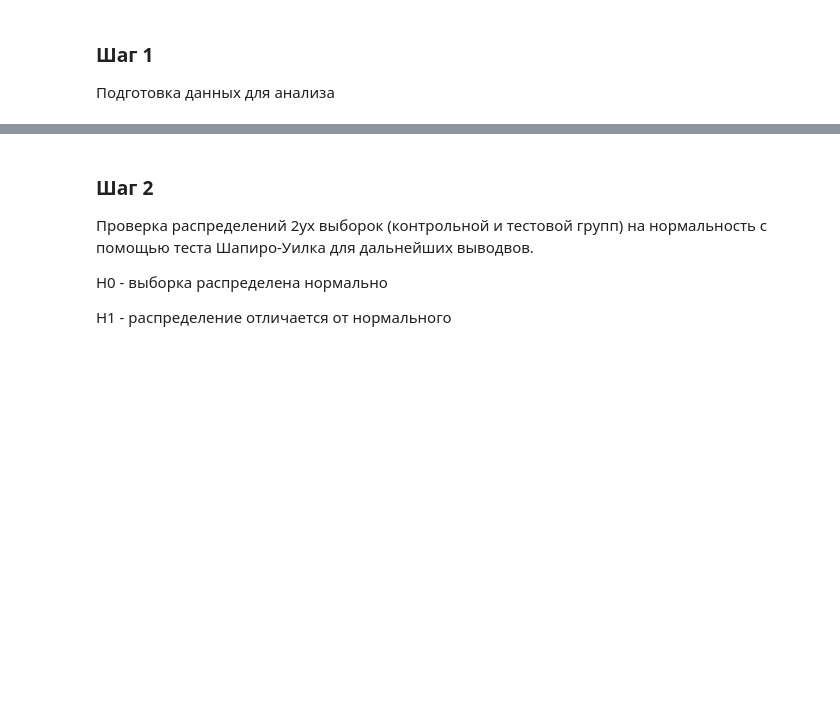
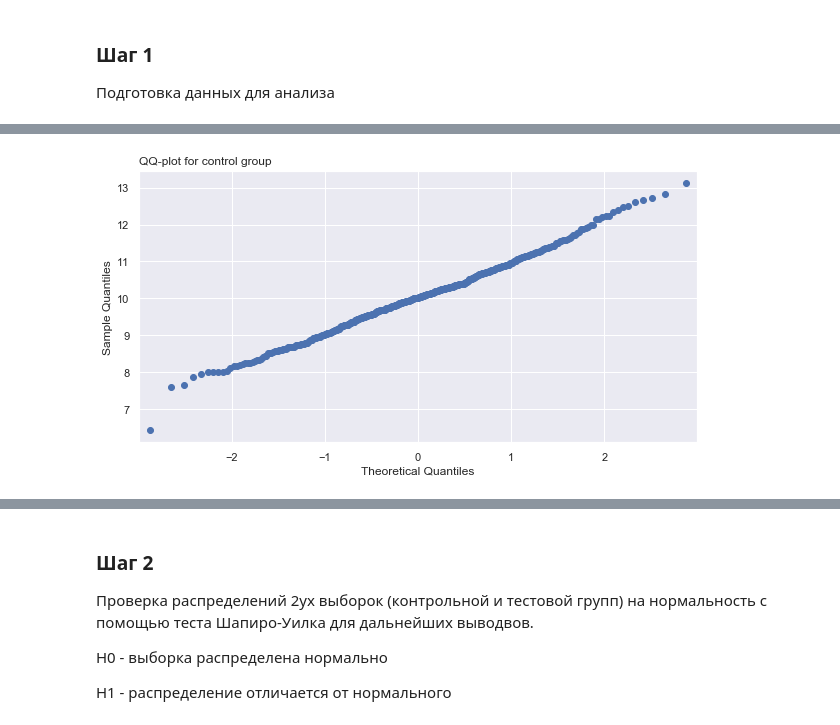
Before and after one commit to MMarieva/Bootstrap_method, a Jupyter notebook: Bootstrap_homework.ipynb, the cells around one changed output, grey strips where cells are left out. Saved outputs shown, nothing was run; the diff lists cells and outputs as text; code cells hidden in the pictures; blank space fills up the shorter version.

```diff
--- a/Bootstrap_homework.ipynb
+++ b/Bootstrap_homework.ipynb
@@ -44,0 +77,6 @@ data['value'] = data.value.astype('float')
+# %%
+sm.qqplot(data.query('experimentVariant == "Control"').value)
+plt.title('QQ-plot for control group', loc='left')
+plt.show()
+# %% [output]
+[figure, added]
```
Also changed, not shown: parts of 9 cells of this notebook.
